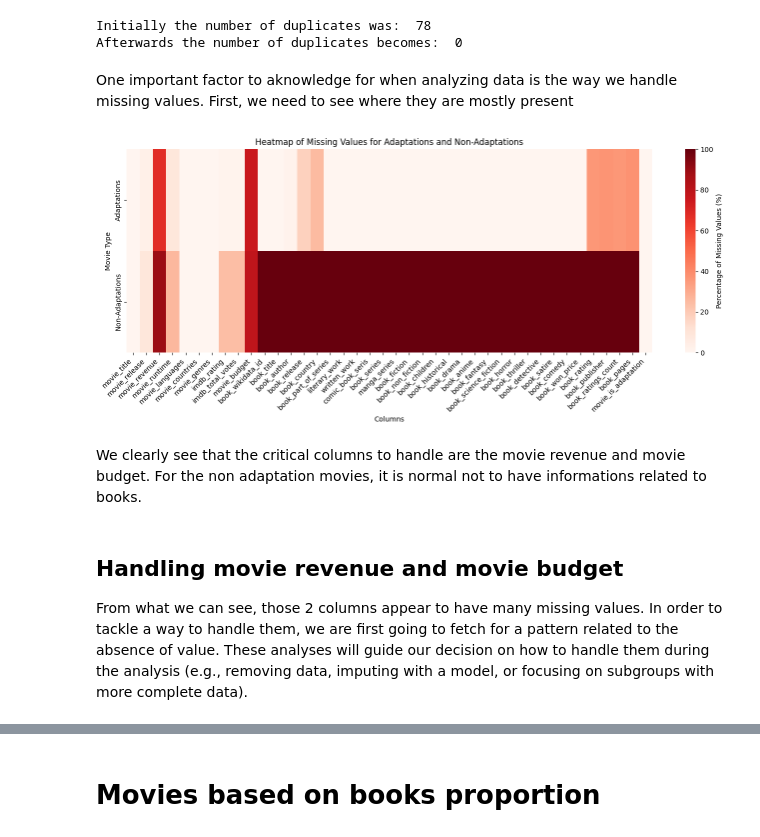
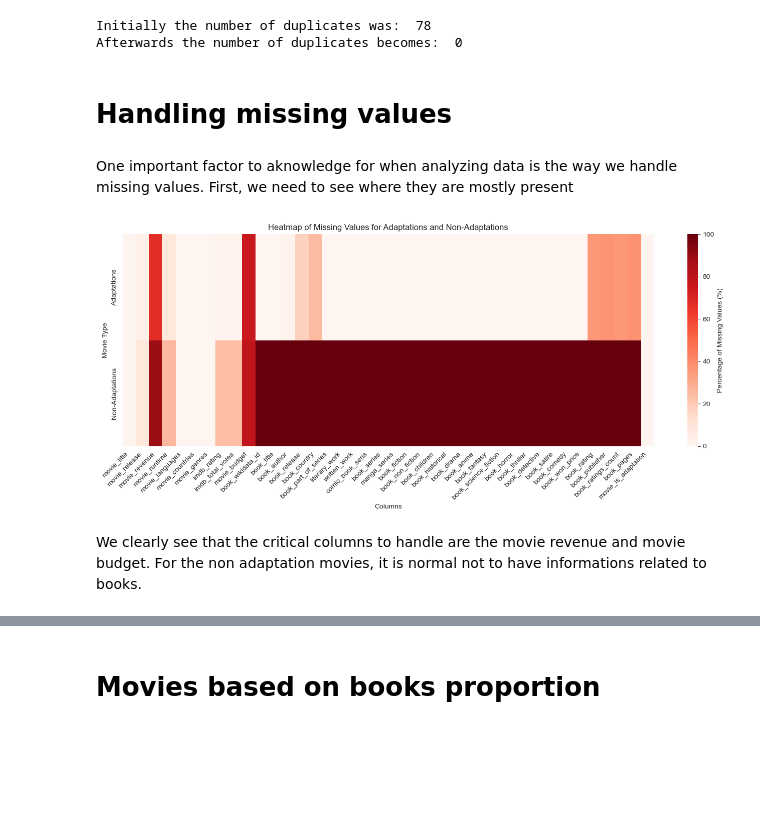
Before and after one commit to epfl-ada/ada-2024-project-ada212, a Jupyter notebook: cleaning_data.ipynb, the cells around one changed output, grey strips where cells are left out. Cells and saved outputs as stored; diff of their text form; code cells hidden in the pictures; blank space fills up the shorter version.

Commit message:
data cleaning not finished

```diff
--- a/cleaning_data.ipynb
+++ b/cleaning_data.ipynb
@@ -103,5 +102,11 @@ print('Afterwards the number of duplicates becomes: ',duplicates_final)
 # %% [output]
 Initially the number of duplicates was:  78
 Afterwards the number of duplicates becomes:  0
+# %%
+dataset['movie_genres'] = dataset['movie_genres'].apply(lambda x: x.split('; '))
+dataset['movie_languages'] = dataset['movie_languages'].apply(lambda x: x.split('; '))
+dataset['movie_countries'] = dataset['movie_countries'].apply(lambda x: x.split('; '))
+# %% [markdown]
+# Handling missing values
 # %% [markdown]
 One important factor to aknowledge for when analyzing data is the way we handle missing values. First, we need to see where they are mostly present
@@ -108,29 +116,26 @@ One important factor to aknowledge for when analyzing data is the way we handle
 # %%
 # Calculate missing values for movie adaptations
-missing_values_adaptations = dataset[dataset['movie_is_adaptation'] == True].isnull().sum() / len(dataset[dataset['movie_is_adaptation'] == True]) * 100
+missing_values_adaptations = dataset[dataset['movie_is_adaptation'] == True].isna().sum() / len(dataset[dataset['movie_is_adaptation'] == True]) * 100
 
 # Calculate missing values for non-adaptations
-missing_values_non_adaptations = dataset[dataset['movie_is_adaptation'] == False].isnull().sum() / len(dataset[dataset['movie_is_adaptation'] == False]) * 100
+missing_values_non_adaptations = dataset[dataset['movie_is_adaptation'] == False].isna().sum() / len(dataset[dataset['movie_is_adaptation'] == False]) * 100
 
 # Prepare data for heatmap
 missing_values_df = pd.DataFrame({
     'Adaptations': missing_values_adaptations,
     'Non-Adaptations': missing_values_non_adaptations
 }).T
 
 plt.figure(figsize=(14, 6))
 sns.heatmap(missing_values_df, annot=False, fmt=".1f", cmap='Reds', cbar_kws={'label': 'Percentage of Missing Values (%)'})
 plt.title('Heatmap of Missing Values for Adaptations and Non-Adaptations')
 plt.xlabel('Columns')
 plt.ylabel('Movie Type')
 plt.xticks(rotation=45, ha='right')
 plt.tight_layout()
 
 plt.show()
 # %% [output]
-[figure, old version]
+[figure, new version]
 # %% [markdown]
 We clearly see that the critical columns to handle are the movie revenue and movie budget. For the non adaptation movies, it is normal not to have informations related to books.
-# %% [markdown]
-## Handling movie revenue and movie budget
-From what we can see, those 2 columns appear to have many missing values. In order to tackle a way to handle them, we are first going to fetch for a pattern related to the absence of value. These analyses will guide our decision on how to handle them during the analysis (e.g., removing data, imputing with a model, or focusing on subgroups with more complete data).
```
Also changed, not shown: parts of 20 cells of this notebook, 2 other files.
